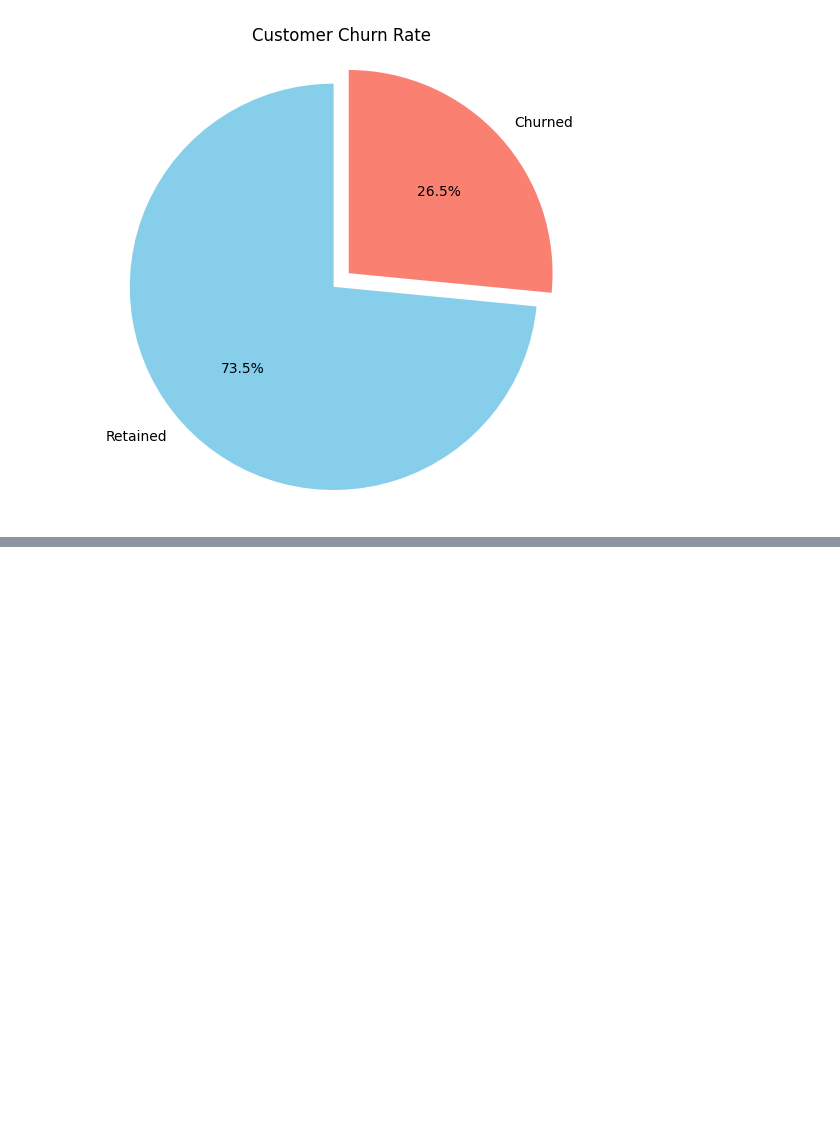
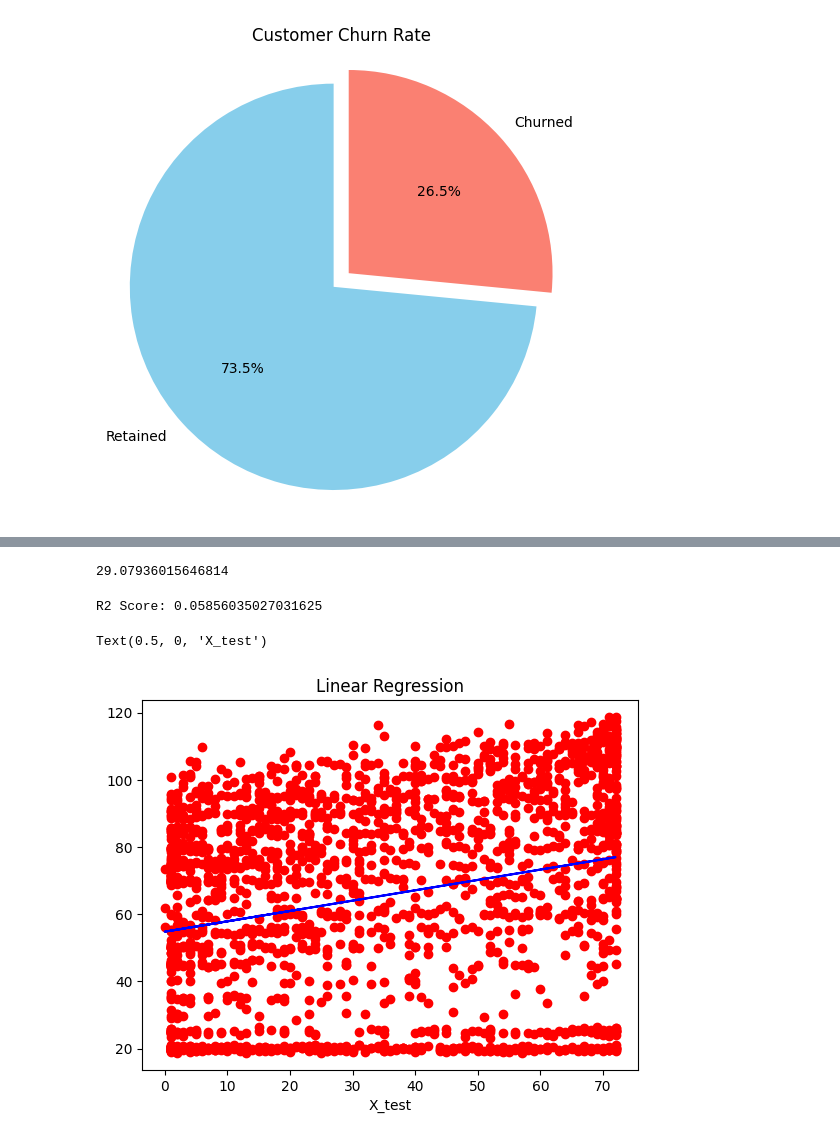
Before and after one commit to Saitejamacha/Data_Science_-_AI_ML, a Jupyter notebook: Customer_Churn__Project_26_07_2025.ipynb, the cells around one changed output, grey strips where cells are left out. Drawn from its saved outputs; the diff is of its cells as text; code cells hidden in the pictures; blank space fills up the shorter version.

```diff
--- a/Customer_Churn__Project_26_07_2025.ipynb
+++ b/Customer_Churn__Project_26_07_2025.ipynb
@@ -180,0 +228,9 @@ plt.show()
+# %%
+from sklearn.linear_model import LinearRegression
+from sklearn.model_selection import train_test_split
+from sklearn.metrics import mean_squared_error
+
+X = df['tenure']   # Independent column
+y = df['MonthlyCharges']   # dependent column
+
+X_train,X_test,y_train,y_test  = train_test_split(X,y,test_size = 0.30,random_state = 42)
@@ -180,0 +276,8 @@ plt.show()
+# %%
+  X_train = X_train.values.reshape(-1,1)  # (n_samples,1)  -- 2D
+  X_test = X_test.values.reshape(-1,1)
+  y_train = y_train.values.reshape(-1,1)   # -- 1D
+  y_test = y_test.values.reshape(-1,1)
+
+
+  # -1 it tells numpy to automatically calculate the correct number of rows based on size of the array
@@ -180,0 +328,3 @@ plt.show()
+# %%
+lr = LinearRegression()
+lr.fit(X_train,y_train)
@@ -180,0 +333,2 @@ plt.show()
+# %%
+y_pred = lr.predict(X_test)
@@ -180,0 +345,22 @@ plt.show()
+# %%
+rmse  = np.sqrt(mean_squared_error(y_test,y_pred))
+
+print(rmse)
+# %% [output]
+29.07936015646814
+# %%
+from sklearn.metrics import r2_score
+r2 = r2_score(y_test,y_pred)
+print("R2 Score:",r2)
+# %% [output]
+R2 Score: 0.05856035027031625
+# %%
+import matplotlib.pyplot as plt
+
+plt.scatter(X_test,y_test,color = 'red')
+plt.plot(X_test,y_pred,color = 'blue')
+plt.title('Linear Regression')
+plt.xlabel('X_test')
+# %% [output]
+Text(0.5, 0, 'X_test')
+[figure, added]
```
Also changed, not shown: parts of 61 cells of this notebook.
